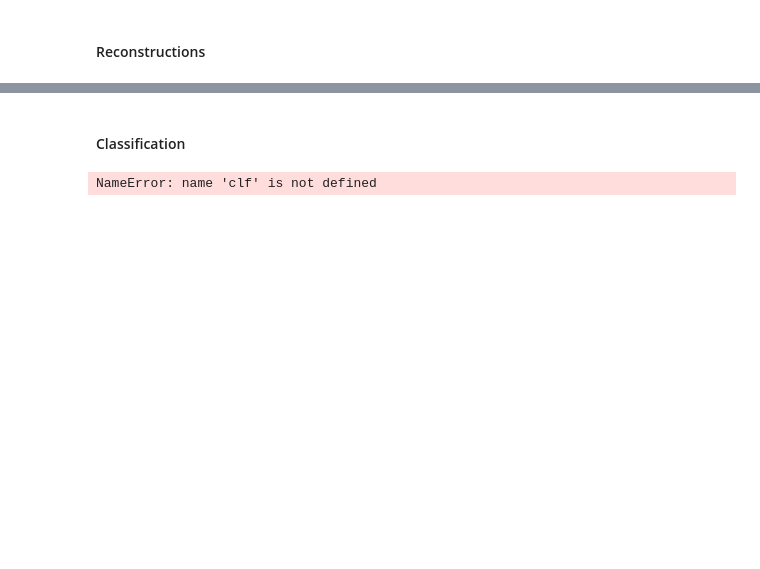
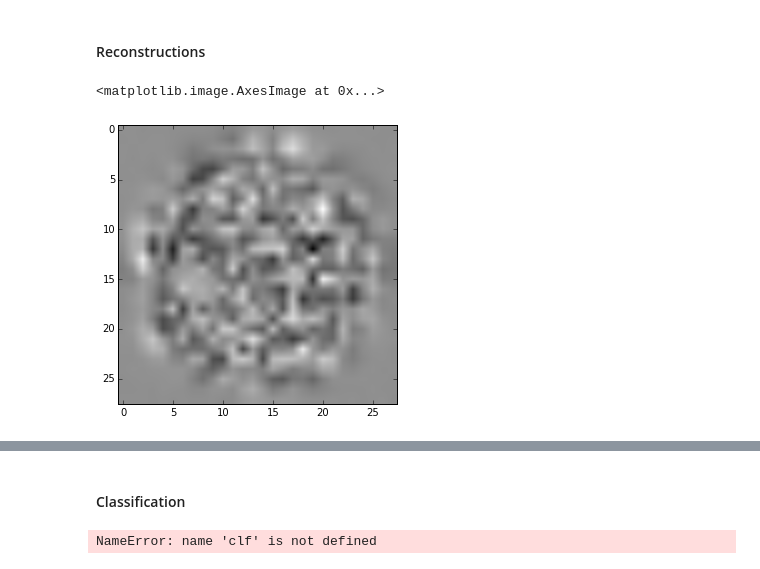
Before and after one commit to EderSantana/sc, a Jupyter notebook: temporaltests.ipynb, the cells around one changed output, grey strips where cells are left out. Saved outputs shown, nothing was run; the diff lists cells and outputs as text; code cells hidden in the pictures; blank space fills up the shorter version.

```diff
--- a/temporaltests.ipynb
+++ b/temporaltests.ipynb
@@ -53,5 +50,15 @@ imshow(I, cmap='gray')
 # %% [markdown]
 #### Reconstructions
+# %%
+EPS = tensor.matrix('noise')
+ZZ = states.proto.mlp.apply(EPS)
+F = function([EPS], ZZ)
+eps = np.random.normal(0.06,.03,(1,500)).astype('float32')
+zz = F(eps)
+imshow(zz.reshape((28,28)),cmap='gray')
+# %% [output]
+<matplotlib.image.AxesImage at 0x...>
+[figure, added]
 # %%
 X = tensor.tensor3('features')
 Z = states.apply(inputs=X)[1]
```
Also changed, not shown: parts of 7 cells of this notebook, 5 other files.
